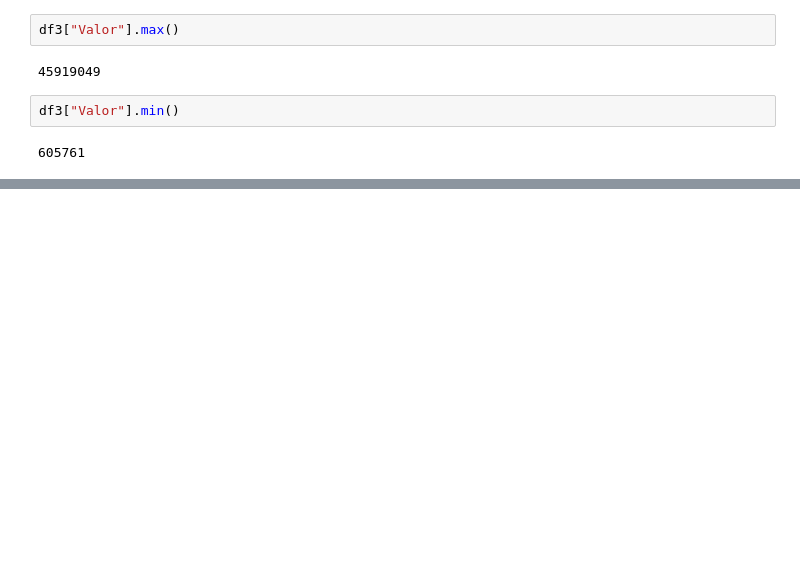
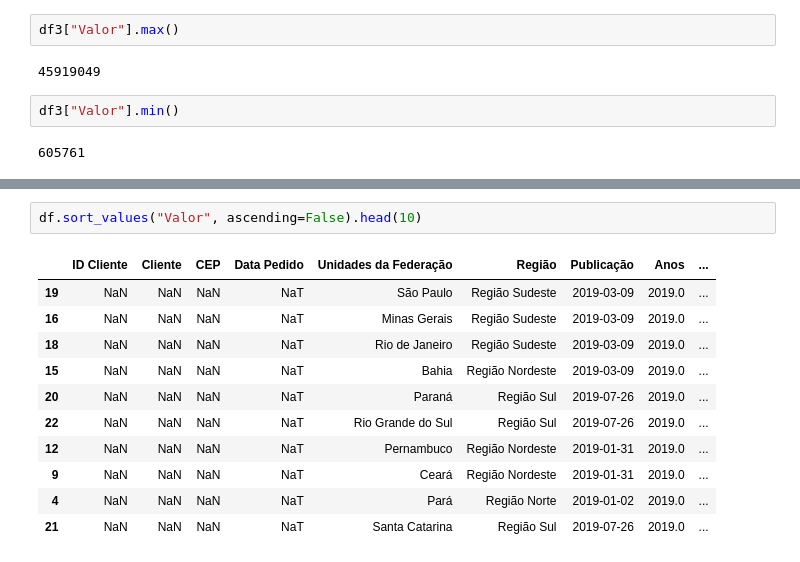
Before and after one commit to cibelemoraes/Ci-ncia-de-dados, a Jupyter notebook: Trabalhando_com_Planilhas_e_Pandas.ipynb, the cells around one changed output, grey strips where cells are left out. Cells and saved outputs as stored; diff of their text form; blank space fills up the shorter version.

```diff
--- a/Trabalhando_com_Planilhas_e_Pandas.ipynb
+++ b/Trabalhando_com_Planilhas_e_Pandas.ipynb
@@ -150,0 +175,14 @@ df3["Valor"].min()
+# %%
+df.sort_values("Valor", ascending=False).head(10)
+# %% [output]
+|  | ID Cliente | Cliente | CEP | Data Pedido | Unidades da Federação | Região | Publicação | Anos | ... |
+| 19 | NaN | NaN | NaN | NaT | São Paulo | Região Sudeste | 2019-03-09 | 2019.0 | ... |
+| 16 | NaN | NaN | NaN | NaT | Minas Gerais | Região Sudeste | 2019-03-09 | 2019.0 | ... |
+| 18 | NaN | NaN | NaN | NaT | Rio de Janeiro | Região Sudeste | 2019-03-09 | 2019.0 | ... |
+| 15 | NaN | NaN | NaN | NaT | Bahia | Região Nordeste | 2019-03-09 | 2019.0 | ... |
+| 20 | NaN | NaN | NaN | NaT | Paraná | Região Sul | 2019-07-26 | 2019.0 | ... |
+| 22 | NaN | NaN | NaN | NaT | Rio Grande do Sul | Região Sul | 2019-07-26 | 2019.0 | ... |
+| 12 | NaN | NaN | NaN | NaT | Pernambuco | Região Nordeste | 2019-01-31 | 2019.0 | ... |
+| 9 | NaN | NaN | NaN | NaT | Ceará | Região Nordeste | 2019-01-31 | 2019.0 | ... |
+| 4 | NaN | NaN | NaN | NaT | Pará | Região Norte | 2019-01-02 | 2019.0 | ... |
+| 21 | NaN | NaN | NaN | NaT | Santa Catarina | Região Sul | 2019-07-26 | 2019.0 | ... |
```
Also changed, not shown: parts of 3 cells of this notebook.
